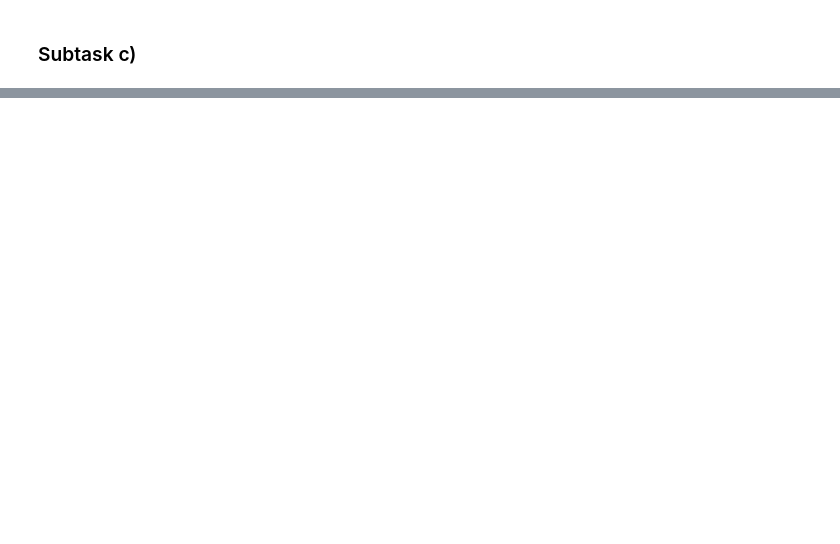
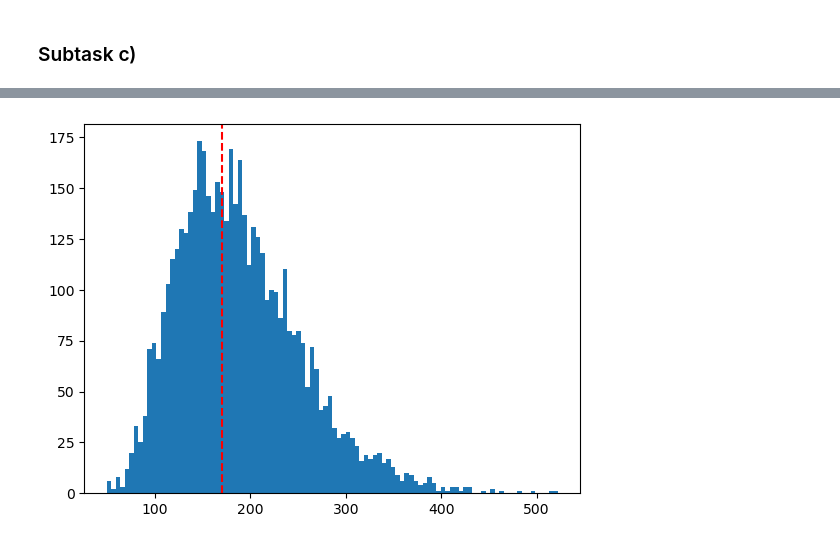
Before and after one commit to andreist3fan/ovmHW1, a Jupyter notebook: homework1.ipynb, the cells around one changed output, grey strips where cells are left out. Drawn from its saved outputs; the diff is of its cells as text; code cells hidden in the pictures; blank space fills up the shorter version.

```diff
--- a/homework1.ipynb
+++ b/homework1.ipynb
@@ -180,0 +200,41 @@ The daily data in this case seems to follow the normal distribution more closely
+# %%
+def simulate(S0, mu, sigma, T, L_arr, M=1, plot = False, hist = False):
+    """
+    Simulates the price of a stock using the discrete time model
+    :param S0: Initial price
+    :param mu: drift
+    :param sigma: volatility
+    :param T: Time horizon
+    :param L: Time steps
+    :param M: Number of simulations
+    :param plot: Whether to plot the price evolution of the stock
+    :param hist: Whether to plot the histogram of the final prices
+    """
+
+
+    for L in L_arr:
+        S_T = []
+        for x in range (M):
+                S = [S0]
+                for i in range(L):
+                    S.append(step(S[-1], mu, sigma, T, L))
+                S_T.append(S[-1])
+                if plot:
+                    plt.plot(S)
+                    plt.show()
+        if hist:
+            plt.hist(S_T, bins=100)
+            # vertical line at S0
+            plt.axvline(x=S0, color='r', linestyle='--')
+            plt.show()
+# %%
+T = 1
+S0 = 170
+sigma = 0.344
+mu = 0.1
+
+L = [5]
+
+M = 5000
+
+simulate(S0, mu, sigma, T, L,M=1, plot=True, hist=False)
@@ -180,0 +243,4 @@ The daily data in this case seems to follow the normal distribution more closely
+# %%
+simulate(S0, mu, sigma, T, L,M=5000, plot=False, hist=True)
+# %% [output]
+[figure, added]
```
Also changed, not shown: parts of 11 cells of this notebook.
